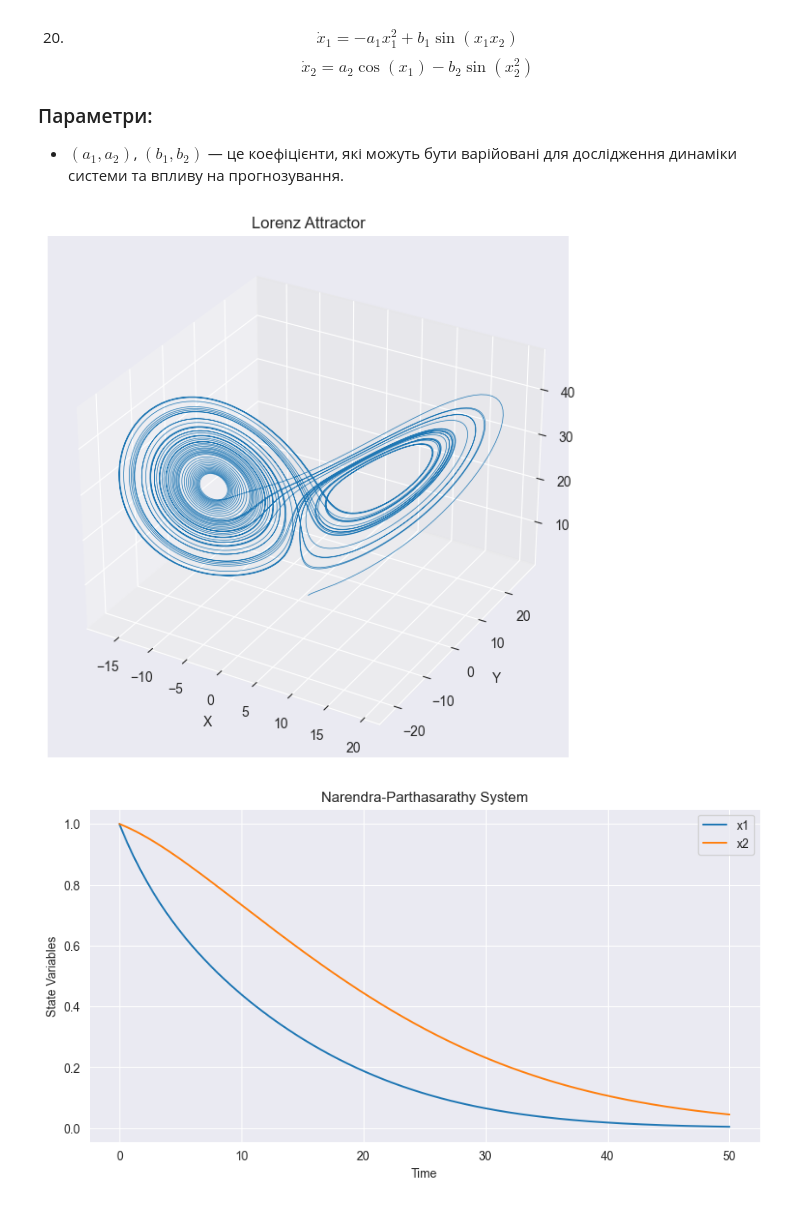
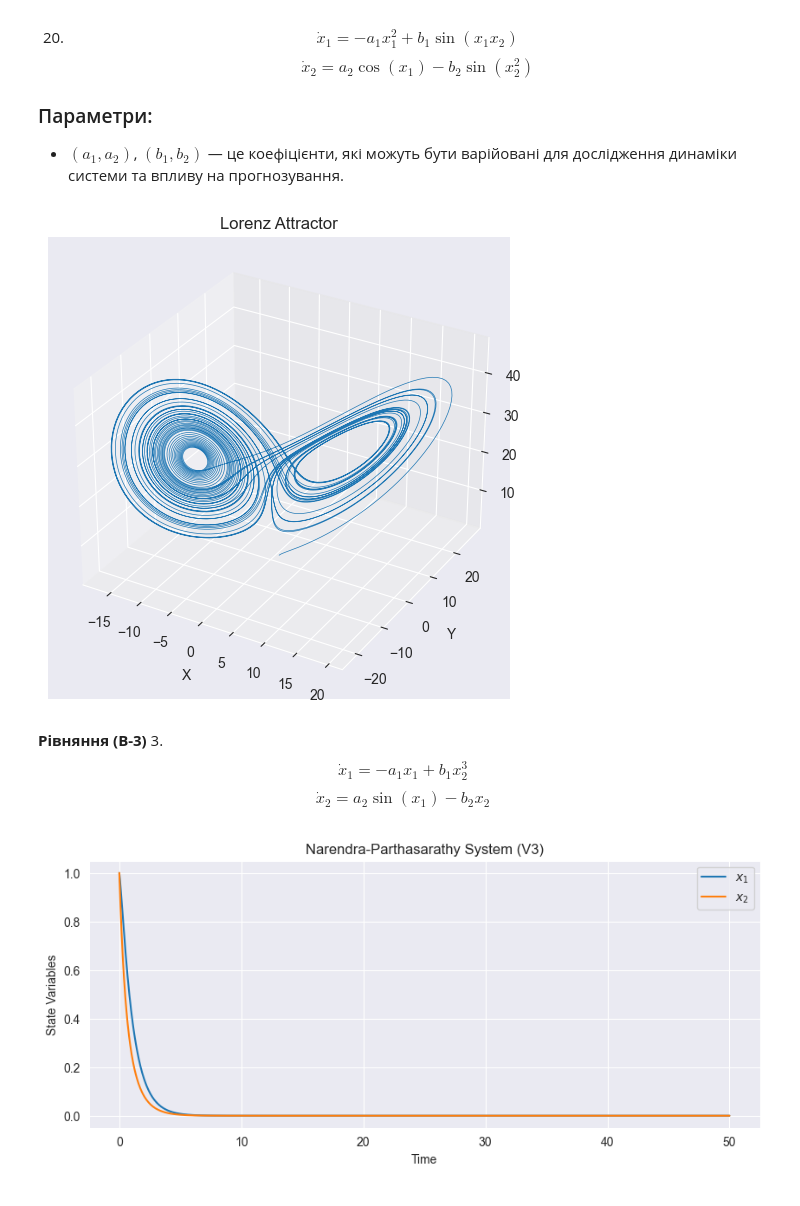
Before and after one commit to Wadzet/ad-course, a Jupyter notebook: lab_4/DM_practice_4.ipynb, the cells around one changed output. Cells and saved outputs as stored; diff of their text form; code cells hidden in the pictures.

```diff
--- a/lab_4/DM_practice_4.ipynb
+++ b/lab_4/DM_practice_4.ipynb
@@ -275,60 +282,72 @@ from scipy.integrate import odeint
 # %%
 #1.1
+
 sigma = 10.0
 rho = 28.0
 beta = 8.0 / 3.0
 
 def lorenz(state, t):
     x, y, z = state
-    dxdt = sigma * (y - x)
-    dydt = x * (rho - z) - y
-    dzdt = x * y - beta * z
-    return [dxdt, dydt, dzdt]
+    dx = sigma * (y - x)
+    dy = x * (rho - z) - y
+    dz = x * y - beta * z
+    return [dx, dy, dz]
 
-t_max = 50
-n_points = 10000
-t = np.linspace(0, t_max, n_points)
+initial_state = [1.0, 1.0, 1.0]
+t = np.linspace(0, 50, 10000)
 
-state0 = [1.0, 1.0, 1.0]
-states = odeint(lorenz, state0, t)
+lorenz_data = odeint(lorenz, initial_state, t)
 
-fig = plt.figure(figsize=(10, 7))
+x, y, z = lorenz_data[:, 0], lorenz_data[:, 1], lorenz_data[:, 2]
+
+fig = plt.figure(figsize=(8, 6))
 ax = fig.add_subplot(projection='3d')
-ax.plot(states[:,0], states[:,1], states[:,2], lw=0.5)
+ax.plot(x, y, z, lw=0.5)
+ax.set_title('Lorenz Attractor')
 ax.set_xlabel('X')
 ax.set_ylabel('Y')
 ax.set_zlabel('Z')
-plt.title('Lorenz Attractor')
 plt.show()
 # %% [output]
-[figure, old version]
+[figure, new version]
+# %% [markdown]
+**Рівняння (В-3)**
+3. $$
+\dot{x}_1 = -a_1 x_1 + b_1 x_2^3
+$$
+$$
+\dot{x}_2 = a_2 \sin(x_1) - b_2 x_2
+$$
 # %%
 #1.2
-a1 = 0.2
-a2 = 0.1
-b1 = 0.1
-b2 = 0.1
 
-def np_system(state, t):
+a1 = 1.0
+a2 = 0.5
+b1 = 0.5
+b2 = 2.0
+
+def np_system(state, t, a1, a2, b1, b2):
     x1, x2 = state
-    dx1dt = -a1 * x1 + b1 * x2**2
-    dx2dt = -a2 * x2 + b2 * np.sin(x1)
-    return [dx1dt, dx2dt]
+    dx1_dt = -a1 * x1 + b1 * x2**3
+    dx2_dt = a2 * np.sin(x1) - b2 * x2
+    return [dx1_dt, dx2_dt]
 
-t_max = 50
-n_points = 10000
-t = np.linspace(0, t_max, n_points)
+initial_state_np = [1.0, 1.0]
 
-state0 = [1.0, 1.0]
-np_states = odeint(np_system, state0, t)
+t_np = np.linspace(0, 50, 10000)
 
-plt.figure(figsize=(10, 5))
-plt.plot(t, np_states[:, 0], label='x1')
-plt.plot(t, np_states[:, 1], label='x2')
+np_states = odeint(np_system, initial_state_np, t_np, args=(a1, a2, b1, b2))
+
+x1 = np_states[:, 0]
+x2 = np_states[:, 1]
+
+plt.figure(figsize=(10, 4))
+plt.plot(t_np, x1, label='$x_1$')
+plt.plot(t_np, x2, label='$x_2$')
+plt.title('Narendra-Parthasarathy System (V3)')
 plt.xlabel('Time')
 plt.ylabel('State Variables')
-plt.title('Narendra-Parthasarathy System')
 plt.legend()
 plt.show()
 # %% [output]
-[figure, old version]
+[figure, new version]
```
Also changed, not shown: parts of 17 cells of this notebook.
